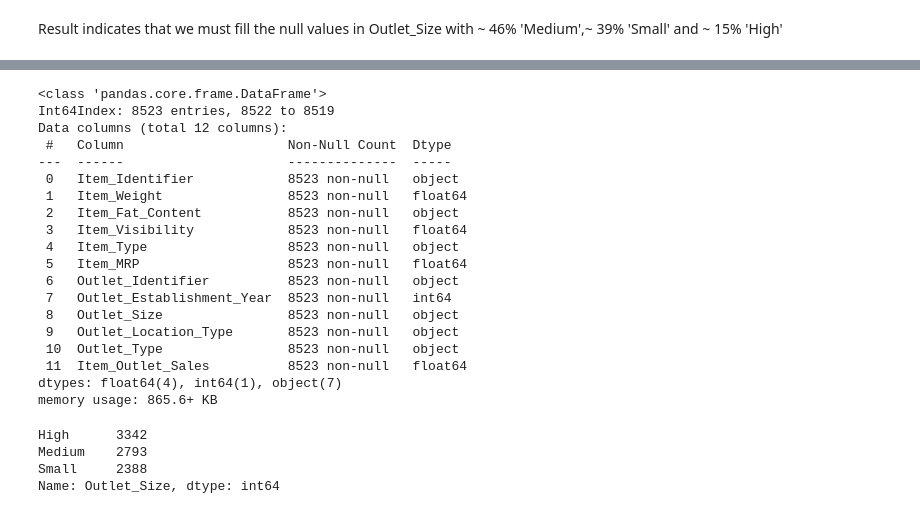
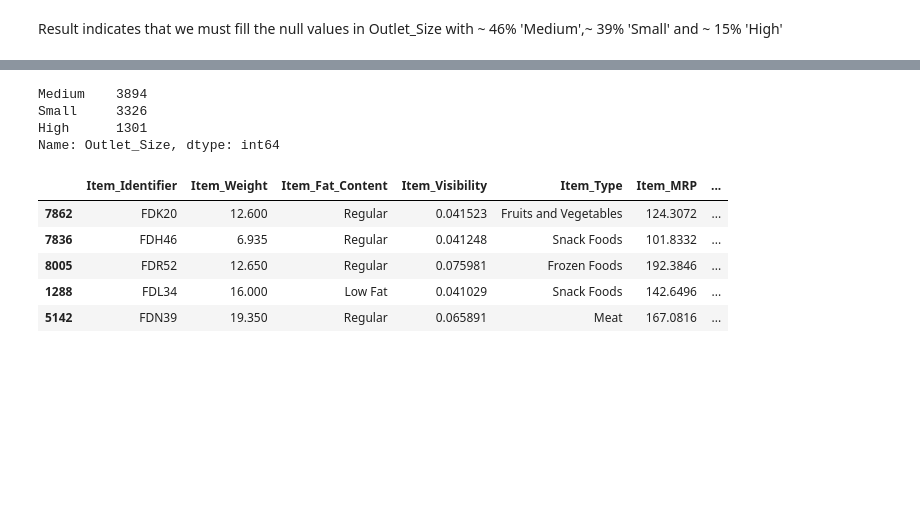
Before and after one commit to AgunsBaba/sales-prediction, a Jupyter notebook: Sales_Prediction.ipynb, the cells around one changed output, grey strips where cells are left out. Saved outputs shown, nothing was run; the diff lists cells and outputs as text; code cells hidden in the pictures; blank space fills up the shorter version.

```diff
--- a/Sales_Prediction.ipynb
+++ b/Sales_Prediction.ipynb
@@ -144,4 +155,0 @@ df = df.sort_values(by = 'Outlet_Size', ascending = False)
-# %%
-#Replace the null values in Outlet_Size with 'High'
-import numpy as np
-df['Outlet_Size'] = df['Outlet_Size'].replace(to_replace=np.nan, value ='High', limit=368)
@@ -156,32 +156,23 @@ Name: Outlet_Size, dtype: int64
-# %%
-df.info()
-# %% [output]
-<class 'pandas.core.frame.DataFrame'>
-Int64Index: 8523 entries, 8522 to 8519
-Data columns (total 12 columns):
- #   Column                     Non-Null Count  Dtype
----  ------                     --------------  -----
- 0   Item_Identifier            8523 non-null   object
- 1   Item_Weight                8523 non-null   float64
- 2   Item_Fat_Content           8523 non-null   object
- 3   Item_Visibility            8523 non-null   float64
- 4   Item_Type                  8523 non-null   object
- 5   Item_MRP                   8523 non-null   float64
- 6   Outlet_Identifier          8523 non-null   object
- 7   Outlet_Establishment_Year  8523 non-null   int64
- 8   Outlet_Size                8523 non-null   object
- 9   Outlet_Location_Type       8523 non-null   object
- 10  Outlet_Type                8523 non-null   object
- 11  Item_Outlet_Sales          8523 non-null   float64
-dtypes: float64(4), int64(1), object(7)
-memory usage: 865.6+ KB
-# %%
-#Replace the null values in Outlet_Size with 'Medium'
-df['Outlet_Size'] = df['Outlet_Size'].replace(to_replace=np.nan, value ='Medium', limit=1101)
-# %%
-df.Outlet_Size.value_counts()
-# %% [output]
-High      3342
-Medium    2793
-Small     2388
-Name: Outlet_Size, dtype: int64
+# %%
+#Beacuse we have sorted the dataframe in descending order, the null values in the Outlet_Size column are in rows 6113 to 8523.
+#Repace the rows with the calculated number of High, Medium and Low that we need
+df.iloc[6113:6482, 8] = 'High'
+df.iloc[6483:7584, 8] = 'Medium'
+df.iloc[7585:8523, 8] = 'Small'
+df.Outlet_Size.value_counts()
+# %% [output]
+Medium    3894
+Small     3326
+High      1301
+Name: Outlet_Size, dtype: int64
+# %%
+#check to see if there are still null values in the Outlet_Size column
+df = df.sort_values(by = 'Outlet_Size', ascending = False)
+df.tail()
+# %% [output]
+|  | Item_Identifier | Item_Weight | Item_Fat_Content | Item_Visibility | Item_Type | Item_MRP | ... |
+| 7862 | FDK20 | 12.600 | Regular | 0.041523 | Fruits and Vegetables | 124.3072 | ... |
+| 7836 | FDH46 | 6.935 | Regular | 0.041248 | Snack Foods | 101.8332 | ... |
+| 8005 | FDR52 | 12.650 | Regular | 0.075981 | Frozen Foods | 192.3846 | ... |
+| 1288 | FDL34 | 16.000 | Low Fat | 0.041029 | Snack Foods | 142.6496 | ... |
+| 5142 | FDN39 | 19.350 | Regular | 0.065891 | Meat | 167.0816 | ... |
```
Also changed, not shown: parts of 13 cells of this notebook.
